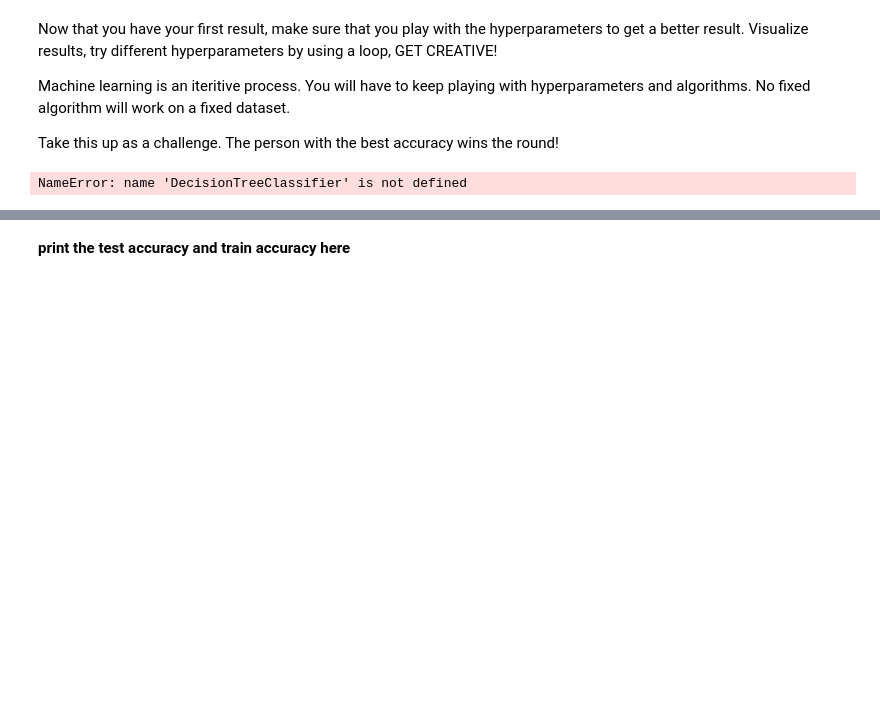
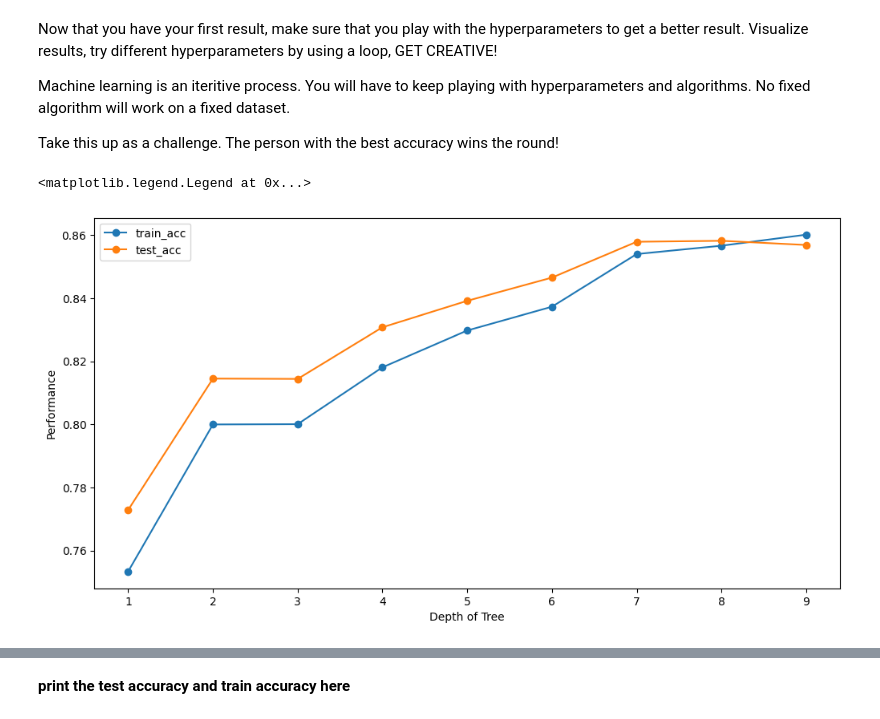
Before and after one commit to Vrushti07/Synapse, a Jupyter notebook: Copy_of_Synapse_LP_Task_4.ipynb, the cells around one changed output, grey strips where cells are left out. Saved outputs shown, nothing was run; the diff lists cells and outputs as text; code cells hidden in the pictures; blank space fills up the shorter version.

```diff
--- a/Copy_of_Synapse_LP_Task_4.ipynb
+++ b/Copy_of_Synapse_LP_Task_4.ipynb
@@ -155,0 +177,4 @@ As you probably know by now, the ML models dont know how to deal with String or
+# %%
+object_columns = ['workclass', 'education', 'marital-status', 'occupation', 'race', 'sex', 'native-country']
+for i in object_columns:
+  print(df[i].unique())
@@ -157,12 +203,10 @@ As you probably know by now, the ML models dont know how to deal with String or
 #Write your code here
 from sklearn.preprocessing import LabelEncoder
 le = LabelEncoder()
-cols = ['education','occupation','native-country']
-for i in cols:
-  print(f'{i}: {len(list(df[i].unique()))}')
 ohe_cols = ['workclass','marital-status','race','sex']
 df = pd.get_dummies(df, columns = ohe_cols,dtype = int)
-for i in cols:
-      df[i] = le.fit_transform(df[i])
+df['education'] = le.fit_transform(df['education'])
+df['occupation'] = le.fit_transform(df['occupation'])
+df['native-country'] = le.fit_transform(df['native-country'])
 df
 # %% [output]
@@ -258,11 +334,3 @@ print("Accuracy:", accuracy)
-# %%
-from sklearn.pipeline import Pipeline
-
-clf=Pipeline([('vectorizer', CountVectorizer()),('nb', MultinomialNB())])
-
-clf.fit(X_train, y_train)
-
-clf.score(X_test, y_test)
 # %% [markdown]
 # Decision Tree Classifier
 * Theory : https://youtu.be/7VeUPuFGJHk
@@ -271,9 +339,9 @@ clf.score(X_test, y_test)
 # %%
 #import the decision tree from sklearn and run it on your data
 from sklearn.tree import DecisionTreeClassifier
-modeldt = DecisionTreeClassifier(random_state=10)
+dtc_model = DecisionTreeClassifier(random_state=10)
 
-modeldt.fit(X_train,y_train)
+dtc_model.fit(X_train,y_train)
 
-print(dt_model.score(X_train,y_train))
-print(dt_model.score(X_test,y_test))
+print(dtc_model.score(X_train,y_train))
+print(dtc_model.score(X_test,y_test))
@@ -354,23 +427,24 @@ Take this up as a challenge. The person with the best accuracy wins the round!
 # %%
 #plot a graph that shows the train and test accuracy for increasing depth of the tree (do for 10)
 train_accuracy = []
 test_accuracy = []
 for i in range(1,10):
-  dt_model = DecisionTreeClassifier(max_depth=i, random_state=42)
-  dt_model.fit(X_train,y_train)
-  train_accuracy.append(dt_model.score(X_train,y_train))
-  test_accuracy.append(dt_model.score(X_test,y_test))
+  dtc_model = DecisionTreeClassifier(max_depth=i, random_state=42)
+  dtc_model.fit(X_train,y_train)
+  train_accuracy.append(dtc_model.score(X_train,y_train))
+  test_accuracy.append(dtc_model.score(X_test,y_test))
 
 frame=pd.DataFrame({'max_depth': range(1,10), 'train_acc': train_accuracy, 'test_acc': test_accuracy})
 
 plt.figure(figsize=(12,6))
 plt.plot(frame['max_depth'], frame['train_acc'], marker='o')
 plt.plot(frame['max_depth'], frame['test_acc'], marker='o')
 plt.xlabel('Depth of Tree')
 plt.ylabel('Performance')
 plt.legend(['train_acc', 'test_acc'])
 # %% [output]
-NameError: name 'DecisionTreeClassifier' is not defined
+<matplotlib.legend.Legend at 0x...>
+[figure, added]
 # %%
 #complete the code below to create an image of the decision tree
 from sklearn import tree
```
Also changed, not shown: parts of 25 cells of this notebook.
